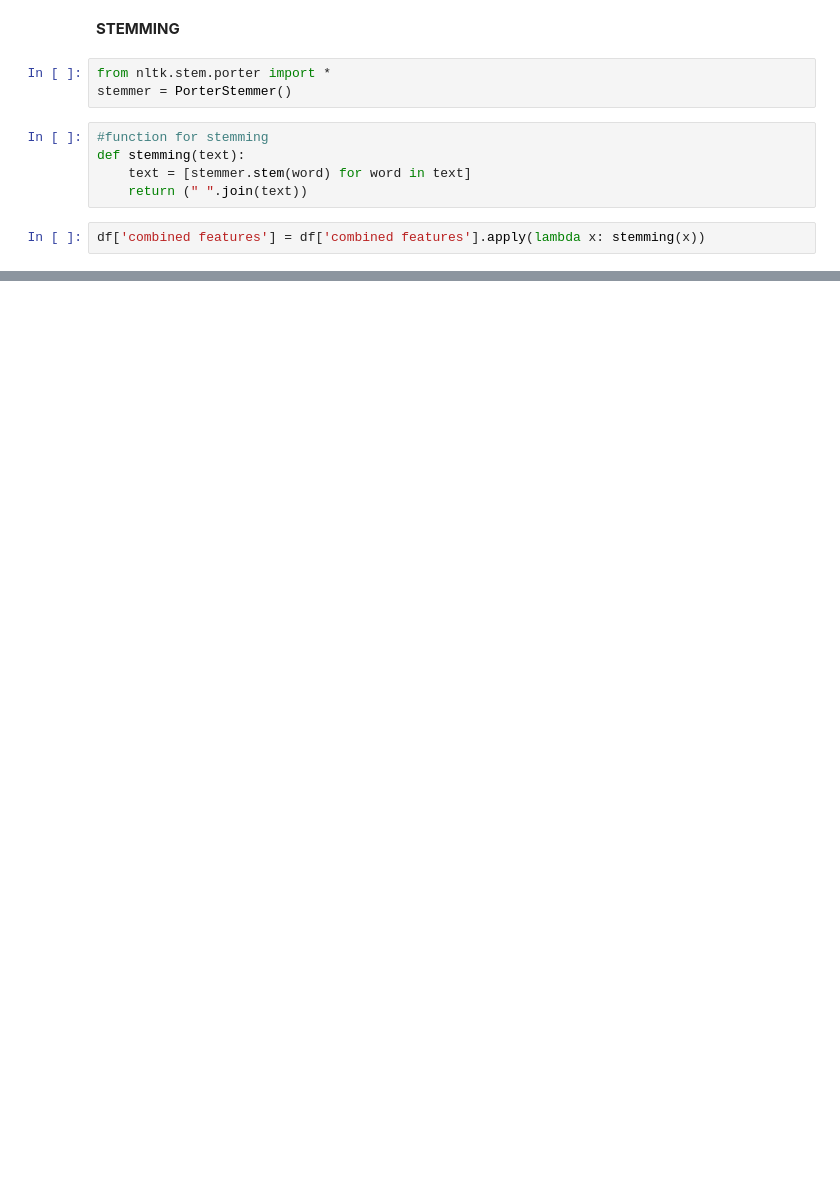
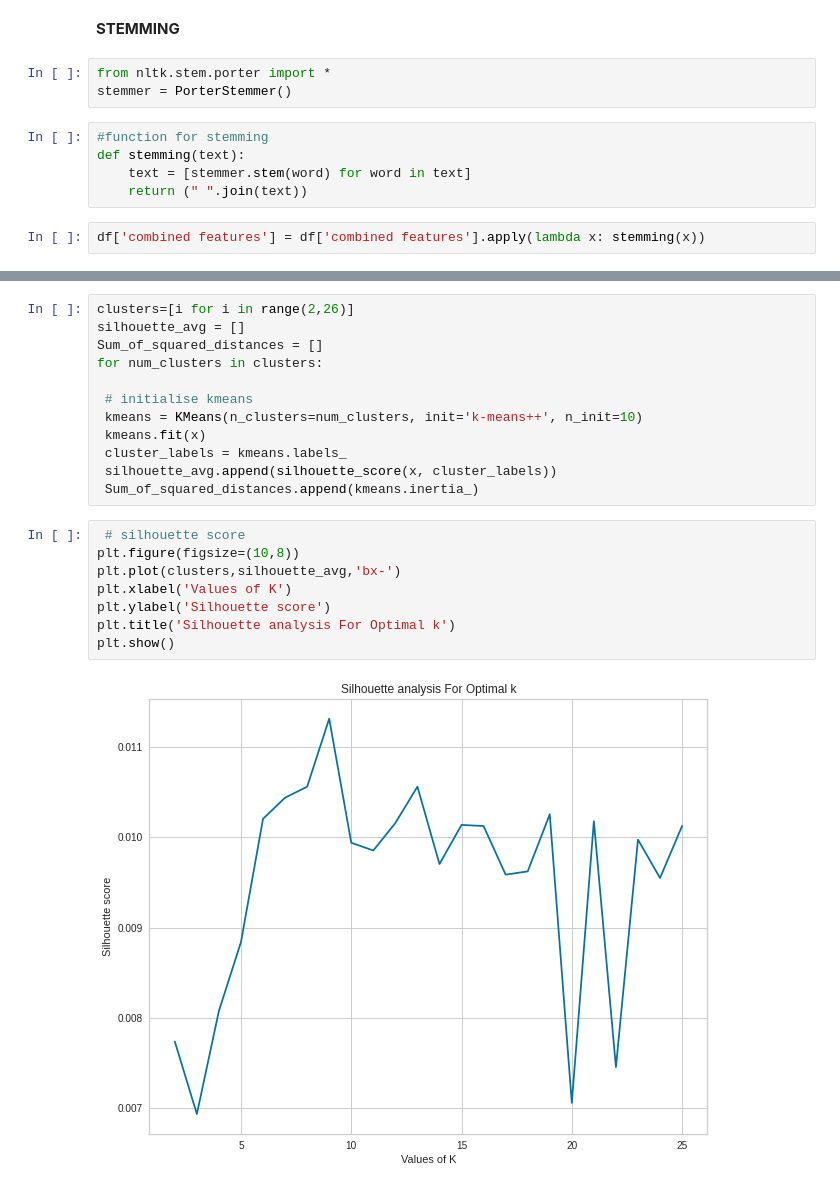
Before and after one commit to shashankbhatia15/NETFLIX-MOVIES-AND-TV-SHOWS-CLUSTERING, a Jupyter notebook: NETFLIX_MOVIES_AND_TV_SHOWS_CLUSTERING.ipynb, the cells around one changed output, grey strips where cells are left out. Drawn from its saved outputs; the diff is of its cells as text; blank space fills up the shorter version.

```diff
--- a/NETFLIX_MOVIES_AND_TV_SHOWS_CLUSTERING.ipynb
+++ b/NETFLIX_MOVIES_AND_TV_SHOWS_CLUSTERING.ipynb
@@ -536,0 +656,22 @@ df['combined features'] = df['combined features'].apply(lambda x: stemming(x))
+# %%
+clusters=[i for i in range(2,26)]
+silhouette_avg = []
+Sum_of_squared_distances = []
+for num_clusters in clusters:
+
+ # initialise kmeans
+ kmeans = KMeans(n_clusters=num_clusters, init='k-means++', n_init=10)
+ kmeans.fit(x)
+ cluster_labels = kmeans.labels_
+ silhouette_avg.append(silhouette_score(x, cluster_labels))
+ Sum_of_squared_distances.append(kmeans.inertia_)
+# %%
+ # silhouette score
+plt.figure(figsize=(10,8))
+plt.plot(clusters,silhouette_avg,'bx-')
+plt.xlabel('Values of K')
+plt.ylabel('Silhouette score')
+plt.title('Silhouette analysis For Optimal k')
+plt.show()
+# %% [output]
+[figure, added]
```
Also changed, not shown: parts of 38 cells of this notebook.
